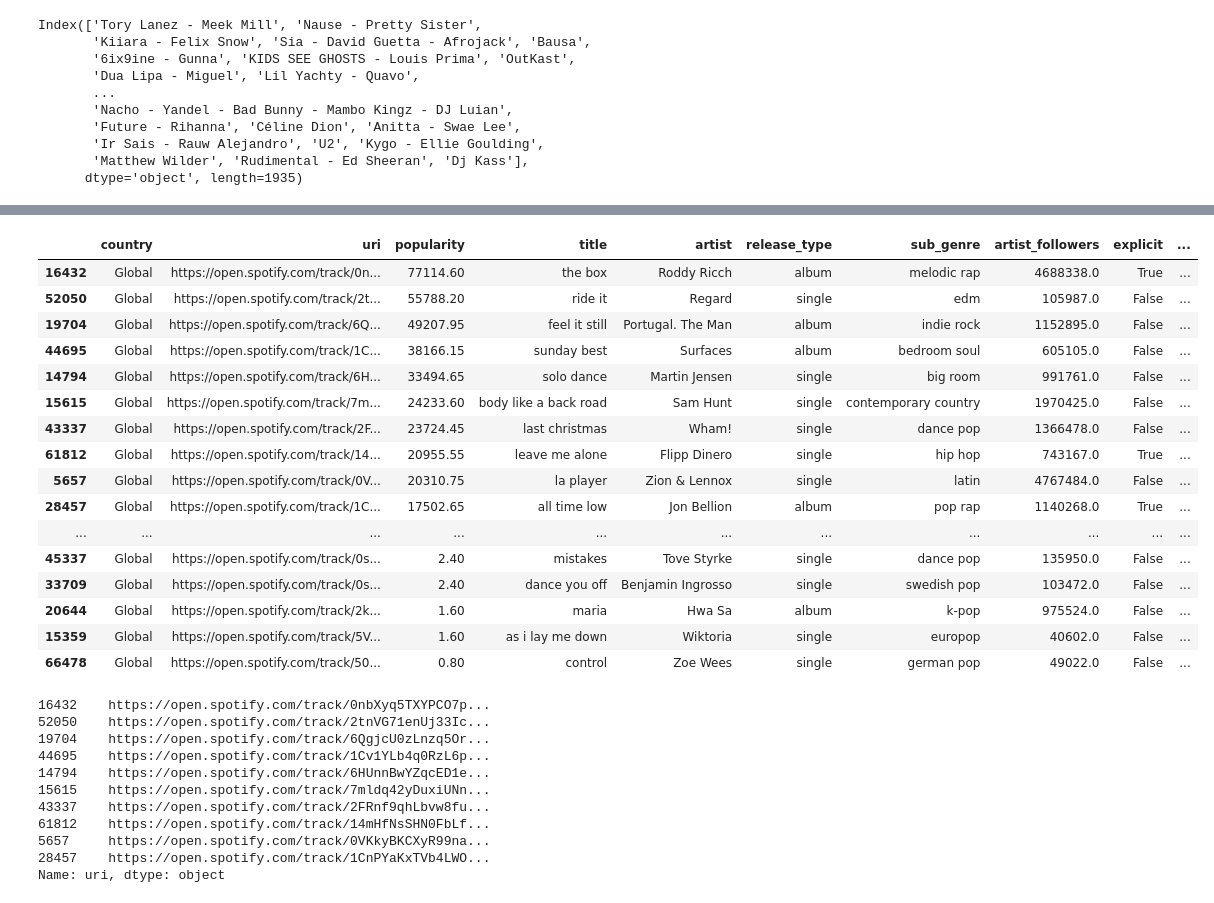
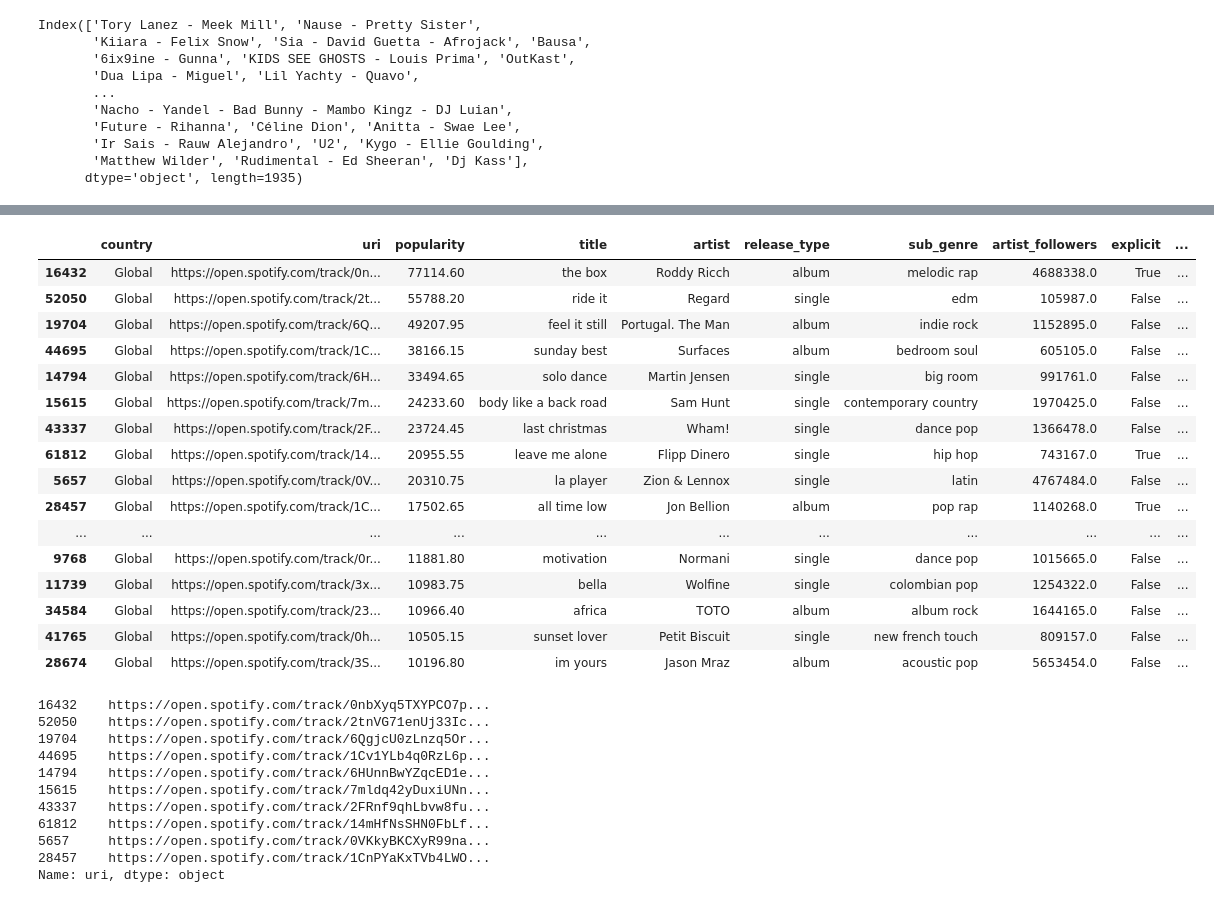
Before and after one commit to MaxiTrien/spotify-data-science-project, a Jupyter notebook: spotify-songs-eda-week2.ipynb, the cells around one changed output, grey strips where cells are left out. Drawn from its saved outputs; the diff is of its cells as text; code cells hidden in the pictures.

```diff
--- a/spotify-songs-eda-week2.ipynb
+++ b/spotify-songs-eda-week2.ipynb
@@ -198,26 +198,26 @@ df[(df['country'] == 'Global') & (df['artist'].isin(artists_w_one_track))].sort_
 # %%
 df[(df['country'] == 'Global') &
    (df['artist'].isin(artists_w_one_track)) &
    (~df['artist'].str.contains('-'))
-   ].sort_values(by=['popularity'], ascending=False)
+   ].sort_values(by=['popularity'], ascending=False).head(20)
 # %% [output]
 |  | country | uri | popularity | title | artist | release_type | sub_genre | artist_followers | explicit | ... |
 | 16432 | Global | https://open.spotify.com/track/0n... | 77114.60 | the box | Roddy Ricch | album | melodic rap | 4688338.0 | True | ... |
 | 52050 | Global | https://open.spotify.com/track/2t... | 55788.20 | ride it | Regard | single | edm | 105987.0 | False | ... |
 | 19704 | Global | https://open.spotify.com/track/6Q... | 49207.95 | feel it still | Portugal. The Man | album | indie rock | 1152895.0 | False | ... |
 | 44695 | Global | https://open.spotify.com/track/1C... | 38166.15 | sunday best | Surfaces | album | bedroom soul | 605105.0 | False | ... |
 | 14794 | Global | https://open.spotify.com/track/6H... | 33494.65 | solo dance | Martin Jensen | single | big room | 991761.0 | False | ... |
 | 15615 | Global | https://open.spotify.com/track/7m... | 24233.60 | body like a back road | Sam Hunt | single | contemporary country | 1970425.0 | False | ... |
 | 43337 | Global | https://open.spotify.com/track/2F... | 23724.45 | last christmas | Wham! | single | dance pop | 1366478.0 | False | ... |
 | 61812 | Global | https://open.spotify.com/track/14... | 20955.55 | leave me alone | Flipp Dinero | single | hip hop | 743167.0 | True | ... |
 | 5657 | Global | https://open.spotify.com/track/0V... | 20310.75 | la player | Zion & Lennox | single | latin | 4767484.0 | False | ... |
 | 28457 | Global | https://open.spotify.com/track/1C... | 17502.65 | all time low | Jon Bellion | album | pop rap | 1140268.0 | True | ... |
 | ... | ... | ... | ... | ... | ... | ... | ... | ... | ... | ... |
-| 45337 | Global | https://open.spotify.com/track/0s... | 2.40 | mistakes | Tove Styrke | single | dance pop | 135950.0 | False | ... |
-| 33709 | Global | https://open.spotify.com/track/0s... | 2.40 | dance you off | Benjamin Ingrosso | single | swedish pop | 103472.0 | False | ... |
-| 20644 | Global | https://open.spotify.com/track/2k... | 1.60 | maria | Hwa Sa | album | k-pop | 975524.0 | False | ... |
-| 15359 | Global | https://open.spotify.com/track/5V... | 1.60 | as i lay me down | Wiktoria | single | europop | 40602.0 | False | ... |
-| 66478 | Global | https://open.spotify.com/track/50... | 0.80 | control | Zoe Wees | single | german pop | 49022.0 | False | ... |
+| 9768 | Global | https://open.spotify.com/track/0r... | 11881.80 | motivation | Normani | single | dance pop | 1015665.0 | False | ... |
+| 11739 | Global | https://open.spotify.com/track/3x... | 10983.75 | bella | Wolfine | single | colombian pop | 1254322.0 | False | ... |
+| 34584 | Global | https://open.spotify.com/track/23... | 10966.40 | africa | TOTO | album | album rock | 1644165.0 | False | ... |
+| 41765 | Global | https://open.spotify.com/track/0h... | 10505.15 | sunset lover | Petit Biscuit | single | new french touch | 809157.0 | False | ... |
+| 28674 | Global | https://open.spotify.com/track/3S... | 10196.80 | im yours | Jason Mraz | album | acoustic pop | 5653454.0 | False | ... |
 # %%
 # Exclude all artist collaborations
 none_famous_artists = df[(df['country'] == 'Global') &
```
Also changed, not shown: parts of 21 cells of this notebook.
